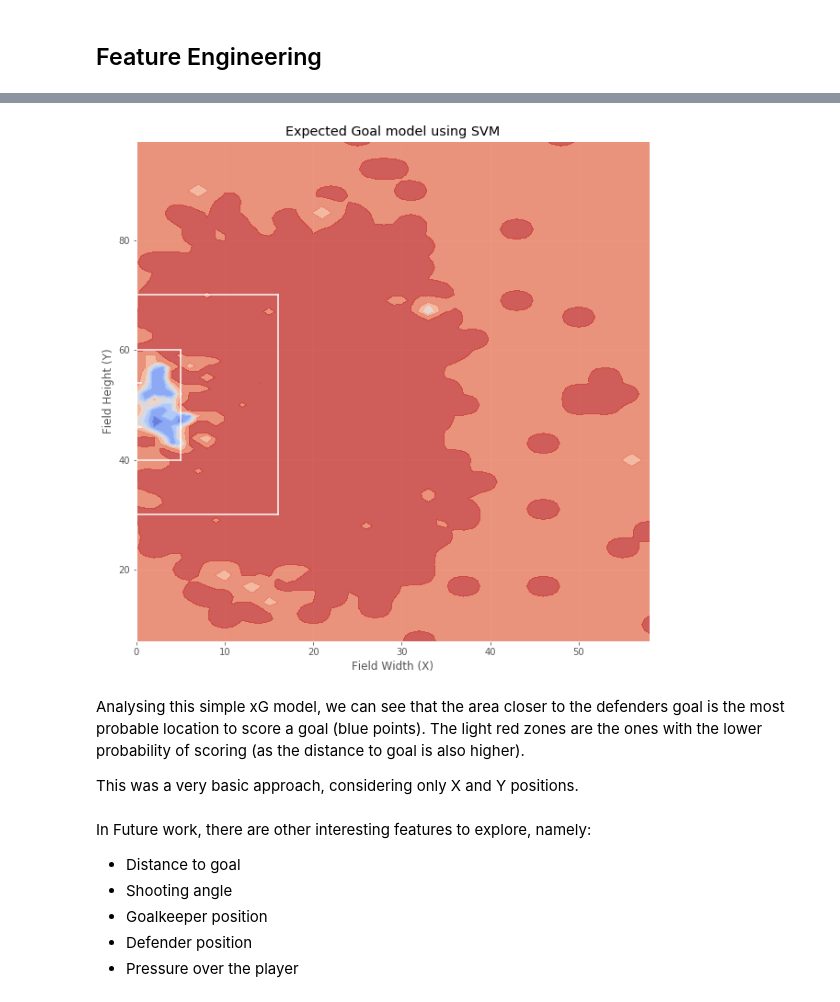
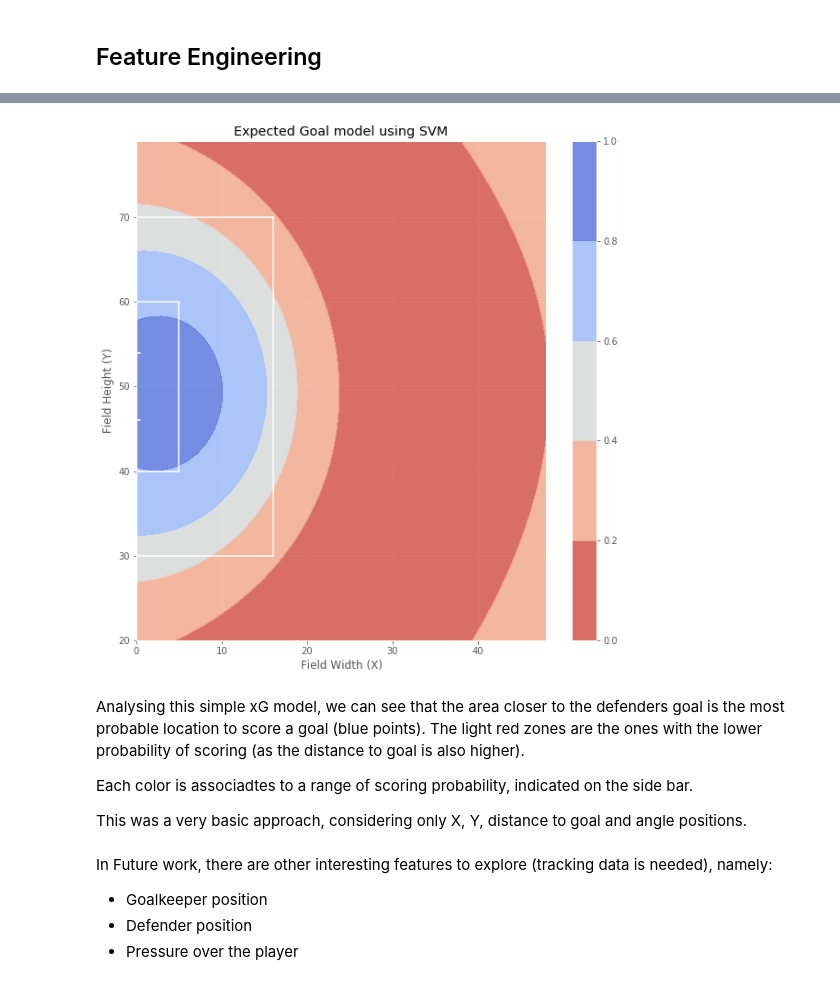
Before and after one commit to danielazevedo/Football-Analytics, a Jupyter notebook: expected_goals/xG_model_SVM.ipynb, the cells around one changed output, grey strips where cells are left out. Cells and saved outputs as stored; diff of their text form; code cells hidden in the pictures.

Commit message:
update xG models

```diff
--- a/expected_goals/xG_model_SVM.ipynb
+++ b/expected_goals/xG_model_SVM.ipynb
@@ -23 +29,5 @@ shots_model = pd.DataFrame(columns = ['Goal','X','Y'])
+# %%
+df_events = pd.concat([pd.DataFrame(data), pd.DataFrame(data_2), pd.DataFrame(data_3)])
+df_shots = df_events[df_events['subEventName'] == 'Shot']
+shots_model = pd.DataFrame(columns = ['Goal','X','Y'])
 # %%
@@ -83,3 +146,5 @@ shots_model
+# %%
+X_train, X_test, y_train, y_test = train_test_split(new_df[['X', 'Y', 'Angle', 'Distance']], new_df['Goal'], test_size=0.3, random_state=42)
 # %% [markdown]
 ## Fitting a SVM
 
@@ -98,0 +155,12 @@ SVC(C=0.9, cache_size=200, class_weight=None, coef0=0.0,
+# %%
+
+# defining parameter range
+param_grid = {'C': [0.1, 1],
+              'gamma': [1, 0.1, 0.001],
+              'kernel': ['rbf']}
+
+clf = GridSearchCV(SVC(probability=True), param_grid, refit = True)
+clf.fit(X_train, y_train)
+
+
+print(clf.best_params_)
@@ -99,62 +189,76 @@ SVC(C=0.9, cache_size=200, class_weight=None, coef0=0.0,
 # %%
 #Plot decision boudary using the entire field
 
-X = shots_model[['X', 'Y']].values
+X = shots_model[['X', 'Y', 'Angle', 'Distance']].values
 y = shots_model['Goal']
 
 def make_meshgrid(x, y, h=1):
-    x_min, x_max = x.min(), x.max()
-    y_min, y_max = y.min(), y.max()
+    x_min, x_max = x.min(), x.max() - 50
+    y_min, y_max = y.min() + 20, y.max() - 20
     xx, yy = np.meshgrid(np.arange(x_min, x_max, h), np.arange(y_min, y_max, h))
     return xx, yy
 
 def plot_contours(ax, clf, xx, yy, **params):
-    Z = clf.predict_proba(np.c_[xx.ravel(), yy.ravel()])
+
+    coords = np.c_[xx.ravel(), yy.ravel()]
+    new_coords = []
+
+    for v in coords:
+        d = compute_distance(v[0], v[1]-50)
+        a = compute_angle(v[0], v[1]-50)
+        new_coords.append([v[0], v[1], a, d])
+
+    new_coords = np.array(new_coords)
+
+    Z = clf.predict_proba(new_coords)
     Z = Z[:, 0].reshape(xx.shape)
-    out = ax.contourf(xx, yy, Z, **params)
-    return out
+    out = ax.contourf(xx, yy, 1-Z, **params)
+    return out, Z, new_coords
 
 
 
 fig, ax = plt.subplots(figsize = (10, 10))
 # title for the plots
 # Set-up grid for plotting.
 X0, X1 = X[:, 0], X[:, 1]
 xx, yy = make_meshgrid(X0, X1)
 
-plot_contours(ax, clf, xx, yy, cmap=plt.cm.coolwarm, alpha=0.8)
+out, Z, new_coords = plot_contours(ax, clf, xx, yy, cmap=plt.cm.coolwarm.reversed(), alpha=0.8, levels=4)
+
 #ax.scatter(X0, X1, c=y, cmap=plt.cm.coolwarm, s=20, edgecolors='k')
 ax.set_xlabel('Field Width (X)')
 ax.set_ylabel('Field Height (Y)')
 ax.set_title('Expected Goal model using SVM')
 
 
 ax.plot(np.arange(0, 17), [30] * 17, 'w-')
 ax.plot(np.arange(0, 17), [70] * 17, 'w-')
 ax.plot([16] * 41, 30+np.arange(0, 41), 'w-')
 
 
 ax.plot(np.arange(0, 6), [40] * 6, 'w-')
 ax.plot(np.arange(0, 6), [60] * 6, 'w-')
 ax.plot([5] * 21, 40+np.arange(0, 21), 'w-')
 
 ax.plot([0, 0.5], [46] * 2, 'w-')
 ax.plot([0, 0.5], [54] * 2, 'w-')
 ax.plot([0] * 9, 46+np.arange(0, 9), 'w-')
 
+fig.colorbar(out)
+
 
 plt.show()
 # %% [output]
-[figure, old version]
+[figure, new version]
 # %% [markdown]
 Analysing this simple xG model, we can see that the area closer to the defenders goal is the most probable location to score a goal (blue points).
 The light red zones are the ones with the lower probability of scoring (as the distance to goal is also higher).
 
-This was a very basic approach, considering only X and Y positions.
+Each color is associadtes to a range of scoring probability, indicated on the side bar.
+
+This was a very basic approach, considering only X, Y, distance to goal and angle positions.
 # %% [markdown]
-In Future work, there are other interesting features to explore, namely:
-- Distance to goal
-- Shooting angle
+In Future work, there are other interesting features to explore (tracking data is needed), namely:
 - Goalkeeper position
 - Defender position
 - Pressure over the player
```
Also changed, not shown: parts of 22 cells of this notebook.
